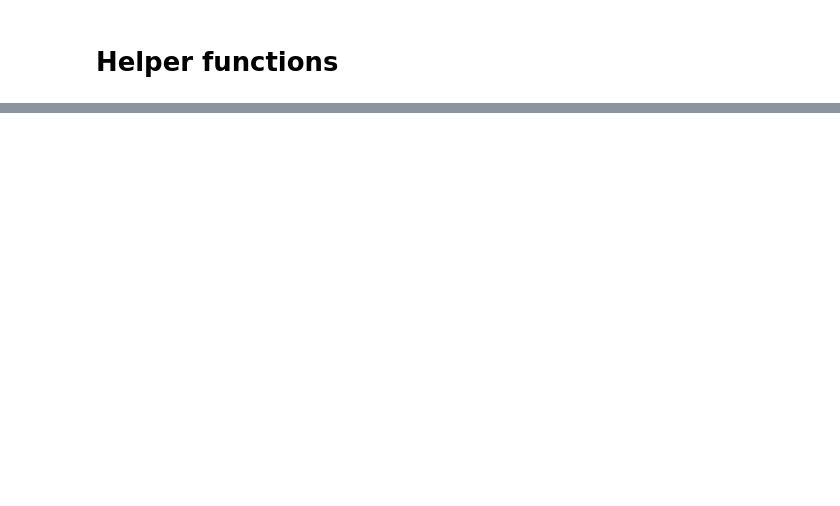
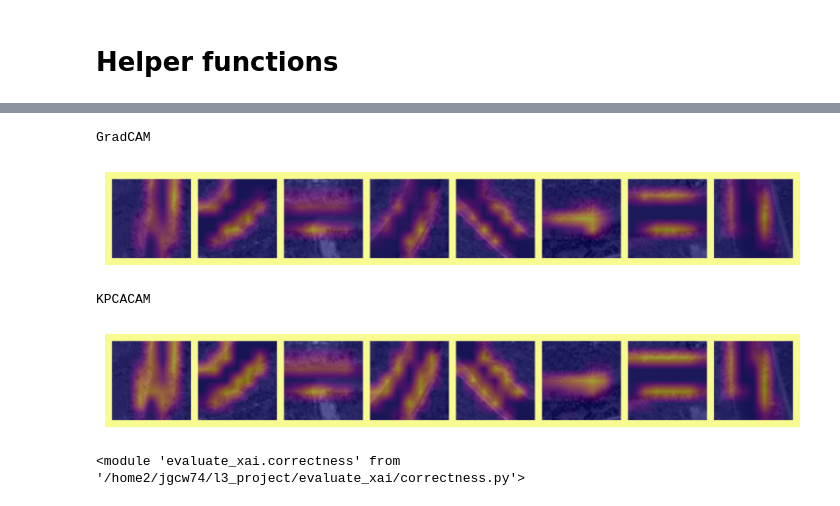
Before and after one commit to tameTNT/evaluating-xai-remote-sensing, a Jupyter notebook: notebooks/results_to_back_up_exploration.ipynb, the cells around one changed output, grey strips where cells are left out. Saved outputs shown, nothing was run; the diff lists cells and outputs as text; code cells hidden in the pictures; blank space fills up the shorter version.

```diff
--- a/notebooks/results_to_back_up_exploration.ipynb
+++ b/notebooks/results_to_back_up_exploration.ipynb
@@ -69,0 +120,23 @@ Extremely similar explanations to those provided for the un-randomised model.
+# %%
+for e_name in ("GradCAM", "KPCACAM"):
+    print(e_name)
+
+    grad_exp = xai.get_explainer_object(
+        e_name, model,
+        extra_path=Path(dataset_name) / f"c{class_idx:02}" / f"b{batch_num:03}",
+    )
+    grad_exp.force_load()
+    helpers.plotting.visualise_importance(grad_exp.input[:8], grad_exp.explanation[:8],
+                                          alpha=0.5, final_fig_size=(10, 2.2), padding_value=1,
+                                          with_colorbar=False, band_idxs=dataset.rgb_indices, show_samples_separate=False)
+    plt.show()
+# %% [output]
+GradCAM
+[figure, added]
+KPCACAM
+[figure, added]
+# %%
+from evaluate_xai import correctness
+importlib.reload(correctness)
+# %% [output]
+<module 'evaluate_xai.correctness' from '/home2/jgcw74/l3_project/evaluate_xai/correctness.py'>
```
Also changed, not shown: parts of 19 cells of this notebook, 2 other files.
